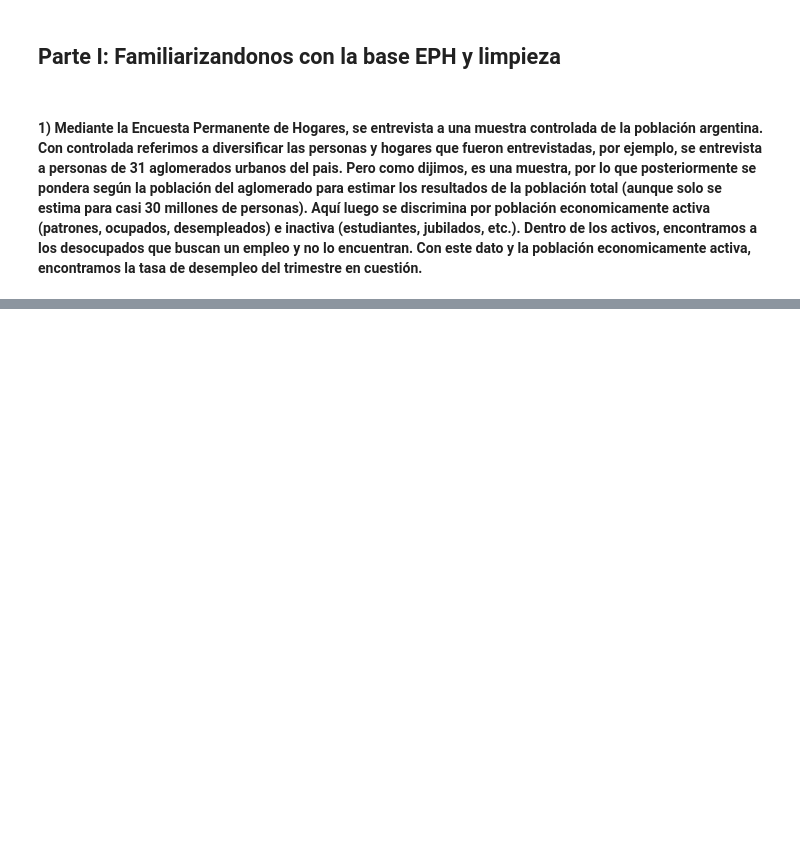
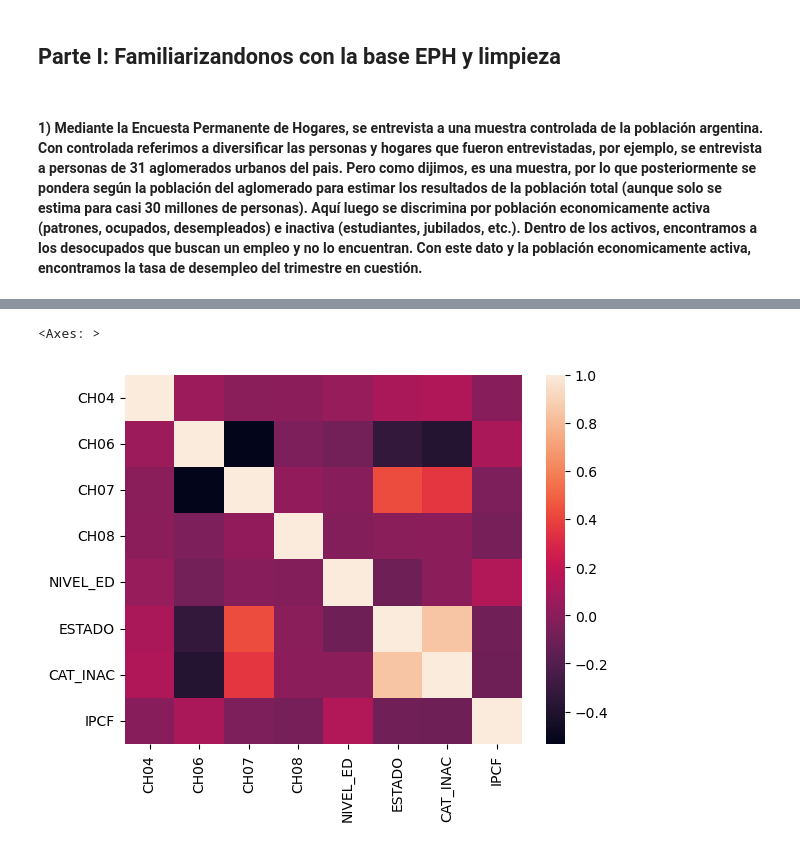
Before and after one commit to PabloPopov/BigDataUBA-Grupo5, a Jupyter notebook: TPs/TP 2/Big_Data_TP2_Grupo5.ipynb, the cells around one changed output, grey strips where cells are left out. Saved outputs shown, nothing was run; the diff lists cells and outputs as text; code cells hidden in the pictures; blank space fills up the shorter version.

```diff
--- a/TPs/TP 2/Big_Data_TP2_Grupo5.ipynb
+++ b/TPs/TP 2/Big_Data_TP2_Grupo5.ipynb
@@ -60,0 +64,6 @@ PAMP04.merge(PAMP24, on="REGION", how="outer")
+# %%
+#UNO AMBAS BASES DE DATOS
+PAMPA = pd.concat([PAMP04, PAMP24])
+
+#VERIFICO QUE SE HAYAN UNIDO CORRECTAMENTE
+PAMPA
@@ -110,0 +353,21 @@ dtype: int64
+# %%
+#REEMPLAZO LOS 9 (NS/NR) DE CH08 (COBERTURA MÉDICA) POR 0, ASI TODOS LOS NS/NR SON 0s
+PAMPA_B["CH08"] = PAMPA_B["CH08"].replace(9, 0)
+
+#PARA LAS COLUMNAS PP07J Y PP11O, LOS INACTIVOS EN EL 2024 NO REGISTRAN DATOS (NO LES CORRESPONDE RESPONDER) Y EN 2004 SON 0s
+#LOS OTROS 0s CORRESPONDEN A NO SABE/NO RESPONDE, LOS CAMBIAMOS POR NaN PARA HOMOGENEIZAR LA BASE DE DATOS
+COLUMNAS=["PP10A","PP10D","CH07","CH08","ESTADO"]
+
+#COPIO LA BASE PARA TRABAJAR SOBRE UNA COPIA
+PAMPA_B_SIN_0s = PAMPA_B.copy()
+
+#REEMPLAZO LOS 0s POR NaN
+PAMPA_B_SIN_0s[COLUMNAS] = PAMPA_B_SIN_0s[COLUMNAS].replace(0, np.nan)
+
+#ALGUNAS COLUMNAS CAMBIARON A float LOS VOLVEMOS A PONER COMO ENTEROS
+PAMPA_B_SIN_0s["ESTADO"] = PAMPA_B_SIN_0s["ESTADO"].astype("Int64")
+PAMPA_B_SIN_0s["CH07"] = PAMPA_B_SIN_0s["CH07"].astype("Int64")
+PAMPA_B_SIN_0s["CH08"] = PAMPA_B_SIN_0s["CH08"].astype("Int64")
+
+#VERIFICO QUE SE HAYAN APLICADO LOS CAMBIOS A LA COPIA
+PAMPA_B_SIN_0s
@@ -201,0 +485,9 @@ Categories (10, object): [0.0 < 'Despido/cierre' < 'Por retiro voluntario del se
+# %%
+#ME QUEDO SOLO CON LAS VARIABLES CORRESPONDIENTES
+PUNTO_4 = ["CH04", "CH06", "CH07", "CH08", "NIVEL_ED", "ESTADO", "CAT_INAC", "IPCF"]
+PAMPA_4 = PAMPA_C[PUNTO_4]
+
+sns.heatmap(PAMPA_4.corr())
+# %% [output]
+<Axes: >
+[figure, added]
```
Also changed, not shown: parts of 29 cells of this notebook.
